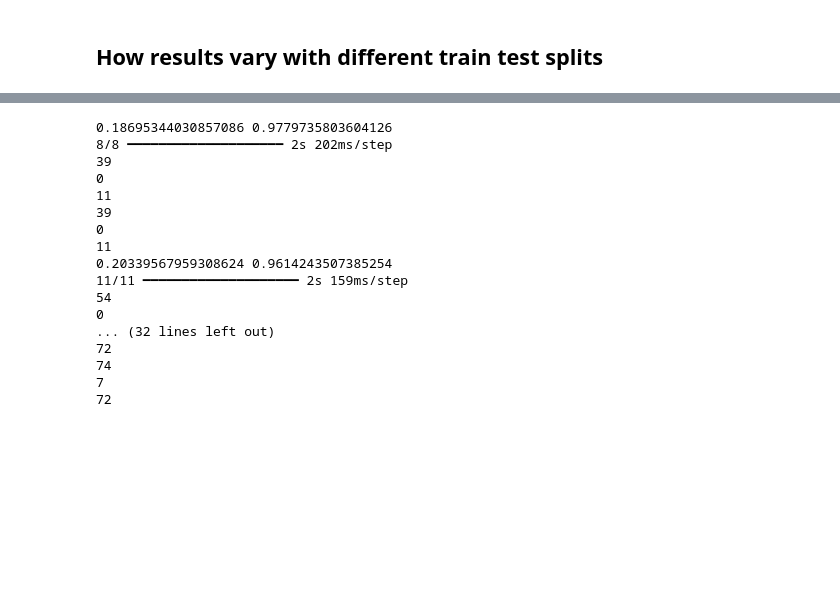
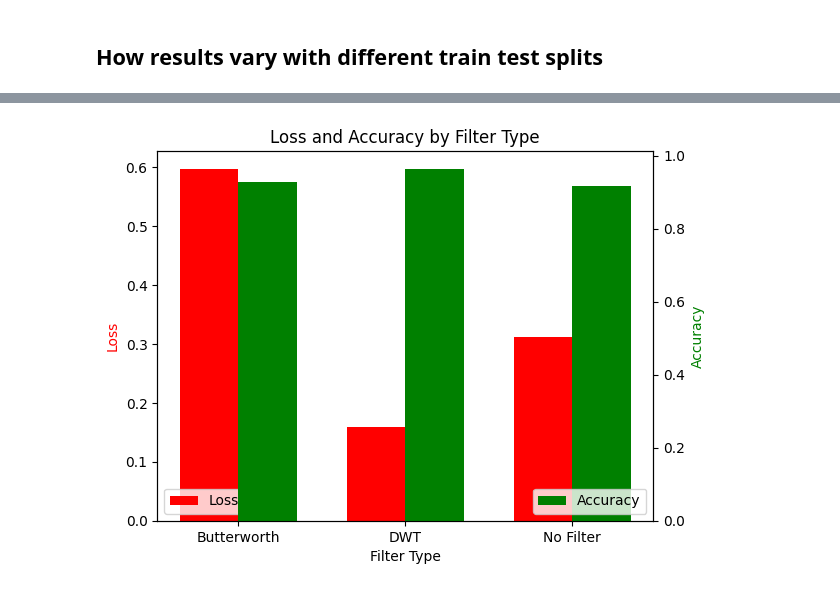
Before and after one commit to patcourts/ES98C-ECG-Project, a Jupyter notebook: src/NN- binary.ipynb, the cells around one changed output, grey strips where cells are left out. Drawn from its saved outputs; the diff is of its cells as text; code cells hidden in the pictures; blank space fills up the shorter version.

```diff
--- a/src/NN- binary.ipynb
+++ b/src/NN- binary.ipynb
@@ -847,37 +977,49 @@ Epoch 12/20
 # %%
-performance_metrics = []
-for i in range(len(train_splits_list)):
+losses = []
+accuracies = []
+
+for i in range(len(different_filter_names)):
     X_test = data_list[i]['X_test']
     y_test = data_list[i]['y_test']
 
     loss, accuracy = model_list[i].evaluate(X_test, y_test, verbose=0)
-    print(loss, accuracy)
-
-    y_pred = model_list[i].predict(X_test)
-
-    threshold = 1-np.sum(y_test)/len(y_test)
-
-    y_pred_classes = manual_y_predict(y_pred, threshold)
-
-    y_pred_encoded = (y_pred > threshold).astype(int)
-
-
-    performance_metrics.append(get_all_metrics(labels_list[i], y_pred_classes))
+    losses.append(loss)
+    accuracies.append(accuracy)
-# %% [output]
-0.18695344030857086 0.9779735803604126
-8/8 ━━━━━━━━━━━━━━━━━━━━ 2s 202ms/step
-39
-0
-11
-39
-0
-11
-0.20339567959308624 0.9614243507385254
-11/11 ━━━━━━━━━━━━━━━━━━━━ 2s 159ms/step
-54
-0
-... (32 lines left out)
-72
-74
-7
-72
+# %%
+fig, ax1 = plt.subplots()
+
+filter_names = ['Butterworth', 'DWT', 'No Filter']
+
+# Define bar width
+bar_width = 0.35
+
+# Define positions for the bars
+index = np.arange(len(filter_names))
+
+# Plotting loss bars
+loss_bars = ax1.bar(index, losses, bar_width, label='Loss', color='red')
+
+# Set axis labels and title
+ax1.set_xlabel('Filter Type')
+ax1.set_ylabel('Loss', color='red')
+ax1.set_title('Loss and Accuracy by Filter Type')
+ax1.set_xticks(index + bar_width/2)
+ax1.set_xticklabels(filter_names)
+
+# Create second y-axis to plot accuracy
+ax2 = ax1.twinx()
+accuracy_bars = ax2.bar(index + bar_width, accuracies, bar_width, label='Accuracy', color='green')
+
+# Set accuracy axis label
+ax2.set_ylabel('Accuracy', color='green')
+
+# Add legends
+ax1.legend(loc='lower left')
+ax2.legend(loc='lower right')
+
+
+plt.savefig('figures/loss_accuracy_vs_filter_type.png', bbox_inches='tight')
+# Show plot
+plt.show()
+# %% [output]
+[figure, added]
```
Also changed, not shown: parts of 5 cells of this notebook, 2 other files.
